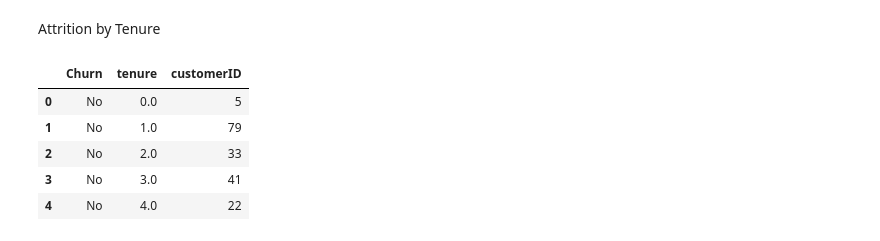
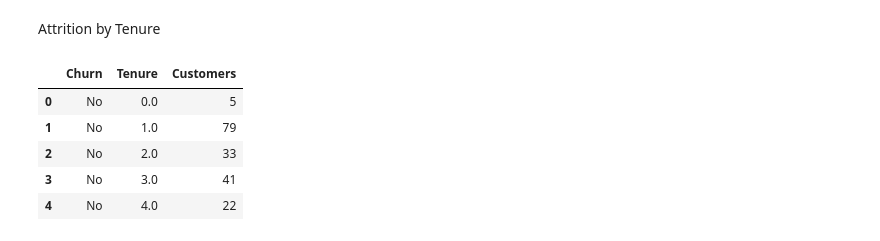
Before and after one commit to SammyOngaya/qml, a Jupyter notebook: qml/Notebooks/Telco-Customer-Churn.ipynb, the cells around one changed output. Saved outputs shown, nothing was run; the diff lists cells and outputs as text; code cells hidden in the pictures.

```diff
--- a/qml/Notebooks/Telco-Customer-Churn.ipynb
+++ b/qml/Notebooks/Telco-Customer-Churn.ipynb
@@ -199,9 +202,10 @@ citizenship_barchart.update_layout(legend=dict(yanchor="top",y=0.95,xanchor="lef
 Attrition by Tenure
 # %%
 tenure_attrition_df=df.groupby( [ "Churn","tenure"], as_index=False )["customerID"].count()
+tenure_attrition_df.columns=['Churn','Tenure','Customers']
 tenure_attrition_df.head()
 # %% [output]
-|  | Churn | tenure | customerID |
+|  | Churn | Tenure | Customers |
 | 0 | No | 0.0 | 5 |
 | 1 | No | 1.0 | 79 |
 | 2 | No | 2.0 | 33 |
```
Also changed, not shown: parts of 6 cells of this notebook.
